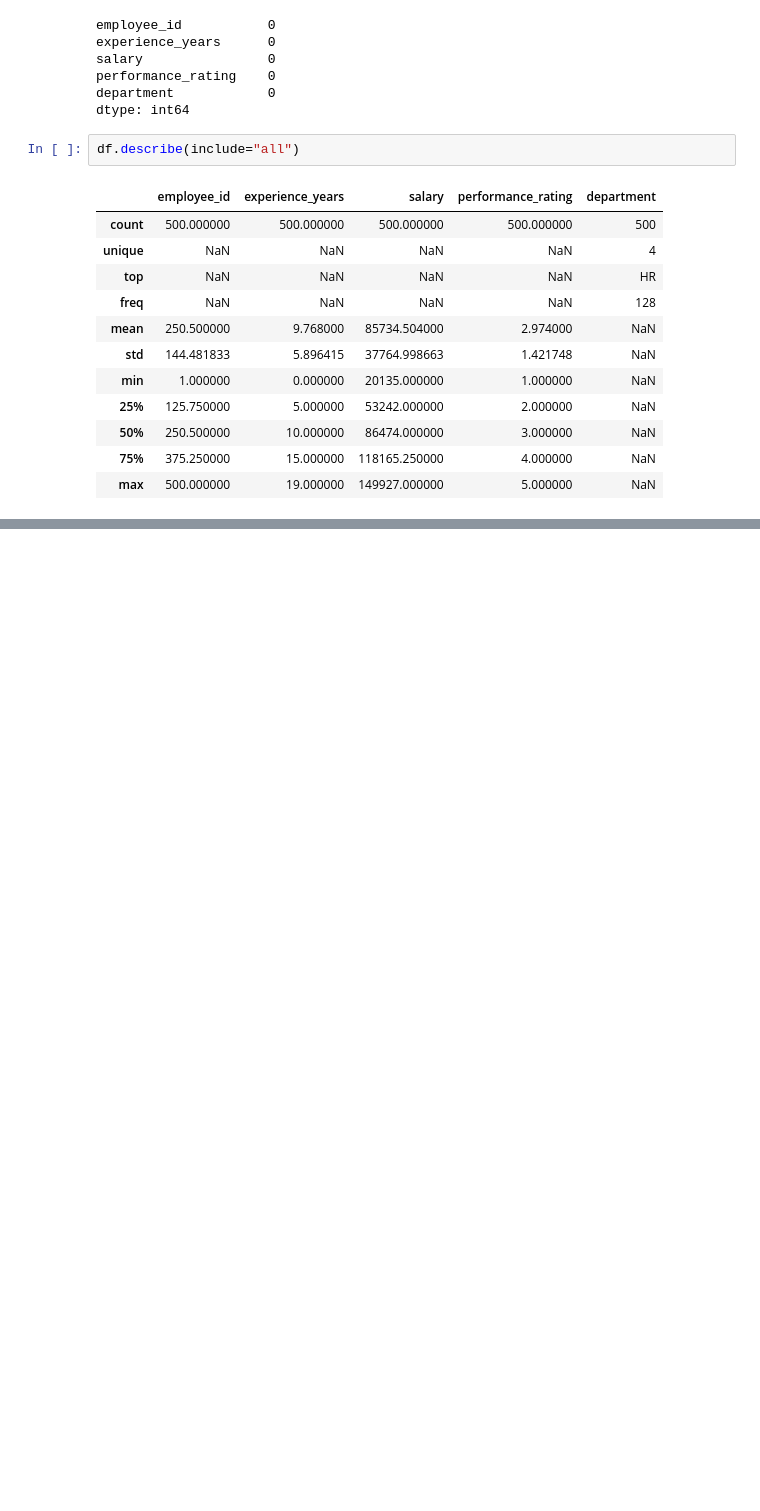
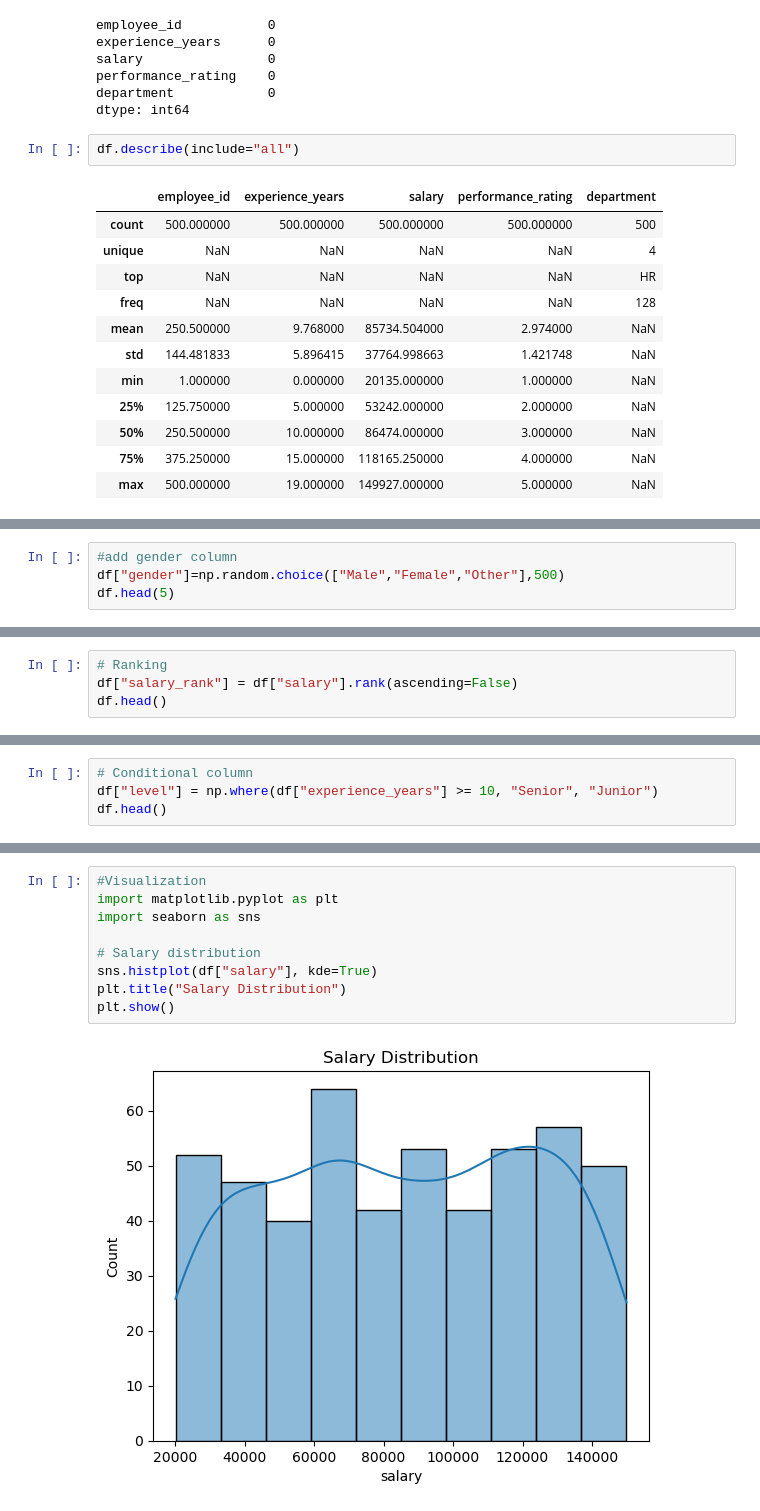
Before and after one commit to SeionixAi/RL-B102-Rejina-K-K, a Jupyter notebook: RL-tasks-1-2-3.ipynb, the cells around one changed output, grey strips where cells are left out. Cells and saved outputs as stored; diff of their text form; blank space fills up the shorter version.

```diff
--- a/RL-tasks-1-2-3.ipynb
+++ b/RL-tasks-1-2-3.ipynb
@@ -1981,0 +2067,4 @@ df.describe(include="all")
+# %%
+#add gender column
+df["gender"]=np.random.choice(["Male","Female","Other"],500)
+df.head(5)
@@ -1981,0 +2112,4 @@ df.describe(include="all")
+# %%
+# Ranking
+df["salary_rank"] = df["salary"].rank(ascending=False)
+df.head()
@@ -1981,0 +2123,4 @@ df.describe(include="all")
+# %%
+# Conditional column
+df["level"] = np.where(df["experience_years"] >= 10, "Senior", "Junior")
+df.head()
@@ -1981,0 +2144,11 @@ df.describe(include="all")
+# %%
+#Visualization
+import matplotlib.pyplot as plt
+import seaborn as sns
+
+# Salary distribution
+sns.histplot(df["salary"], kde=True)
+plt.title("Salary Distribution")
+plt.show()
+# %% [output]
+[figure, added]
```
Also changed, not shown: parts of 17 cells of this notebook, 1 other file.
